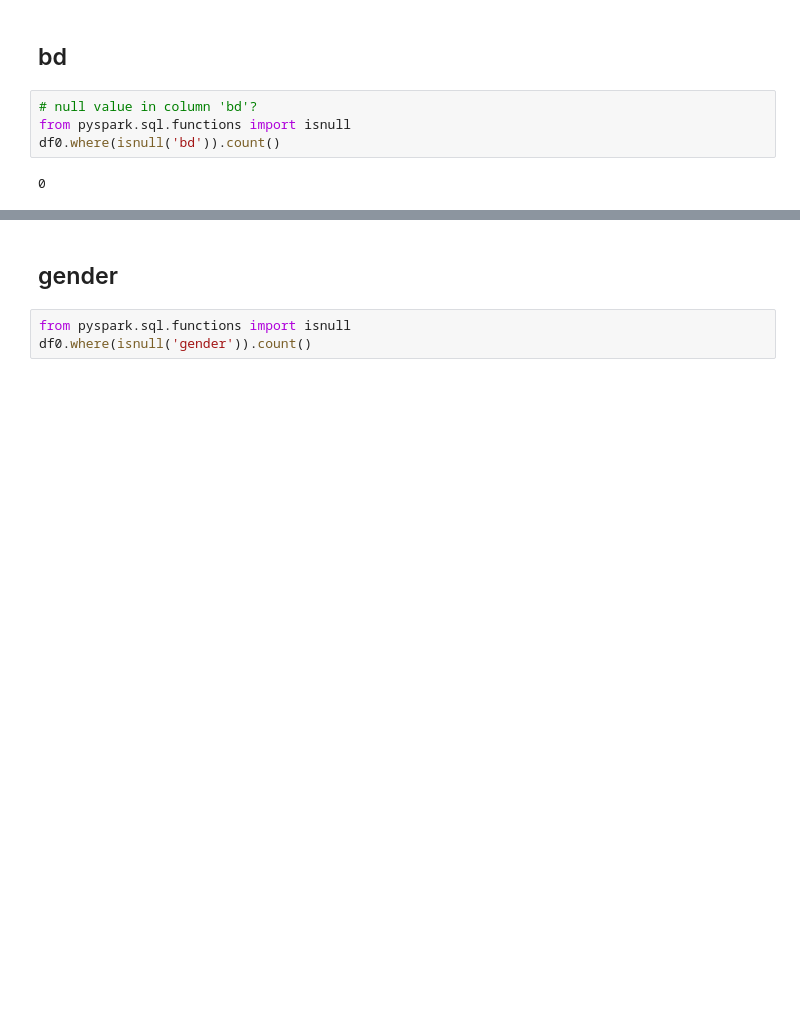
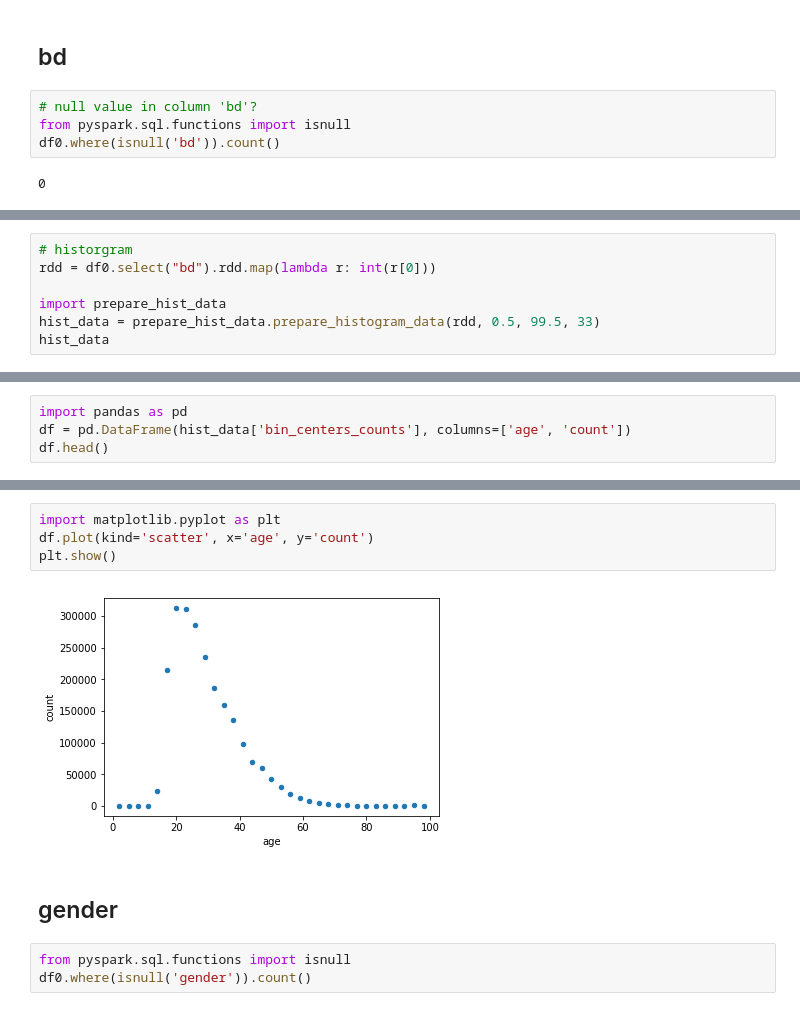
Before and after one commit to III-AdventureTime/kkbox_churn, a Jupyter notebook: explore_raw_members.yang/explore_raw_members.ipynb, the cells around one changed output, grey strips where cells are left out. Drawn from its saved outputs; the diff is of its cells as text; blank space fills up the shorter version.

```diff
--- a/explore_raw_members.yang/explore_raw_members.ipynb
+++ b/explore_raw_members.yang/explore_raw_members.ipynb
@@ -53,0 +75,7 @@ df0.where(col('bd') == 0).count()
+# %%
+# historgram
+rdd = df0.select("bd").rdd.map(lambda r: int(r[0]))
+
+import prepare_hist_data
+hist_data = prepare_hist_data.prepare_histogram_data(rdd, 0.5, 99.5, 33)
+hist_data
@@ -53,0 +100,4 @@ df0.where(col('bd') == 0).count()
+# %%
+import pandas as pd
+df = pd.DataFrame(hist_data['bin_centers_counts'], columns=['age', 'count'])
+df.head()
@@ -54,3 +111,9 @@ df0.where(col('bd') == 0).count()
+# %%
+import matplotlib.pyplot as plt
+df.plot(kind='scatter', x='age', y='count')
+plt.show()
+# %% [output]
+[figure, added]
 # %% [markdown]
 ## gender
 # %%
```
Also changed, not shown: parts of 18 cells of this notebook, 2 other files.
